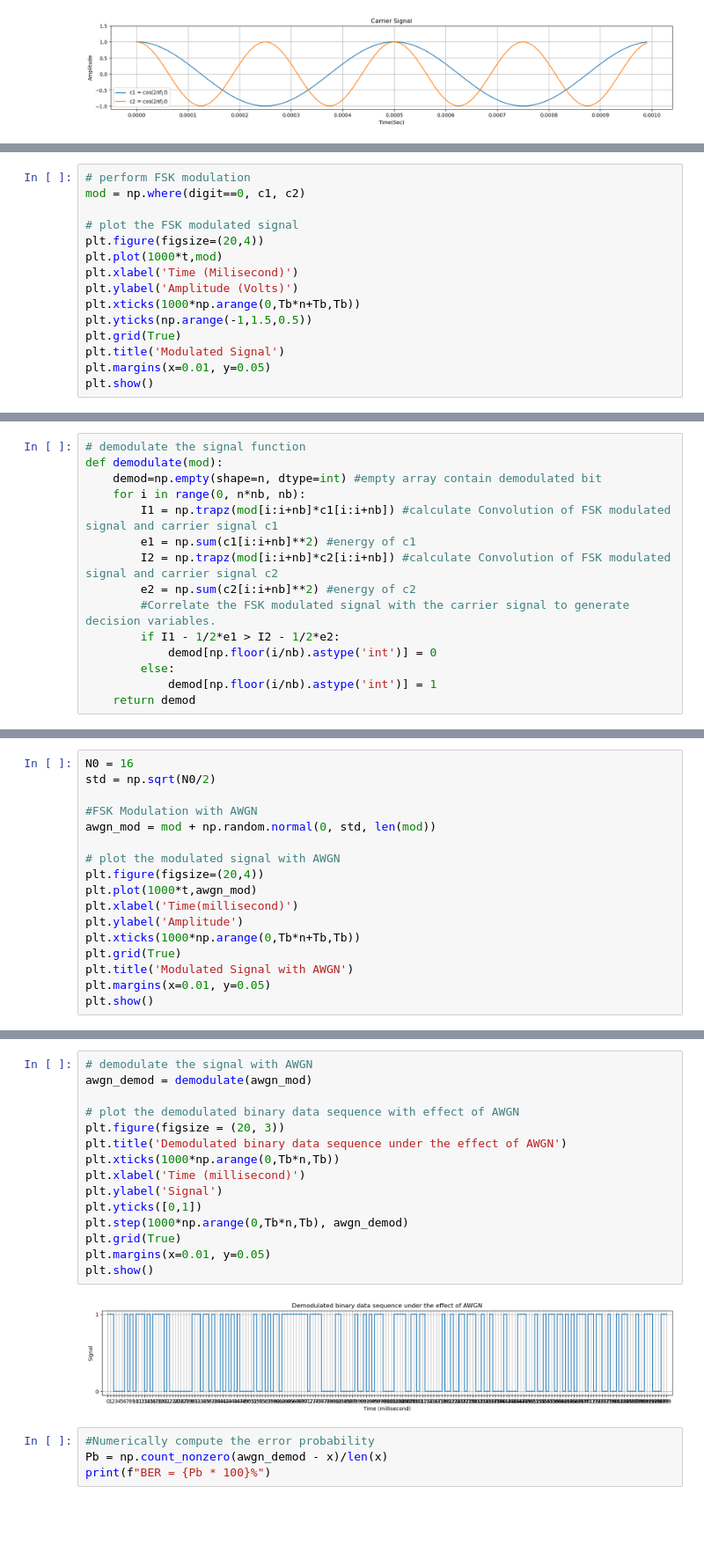
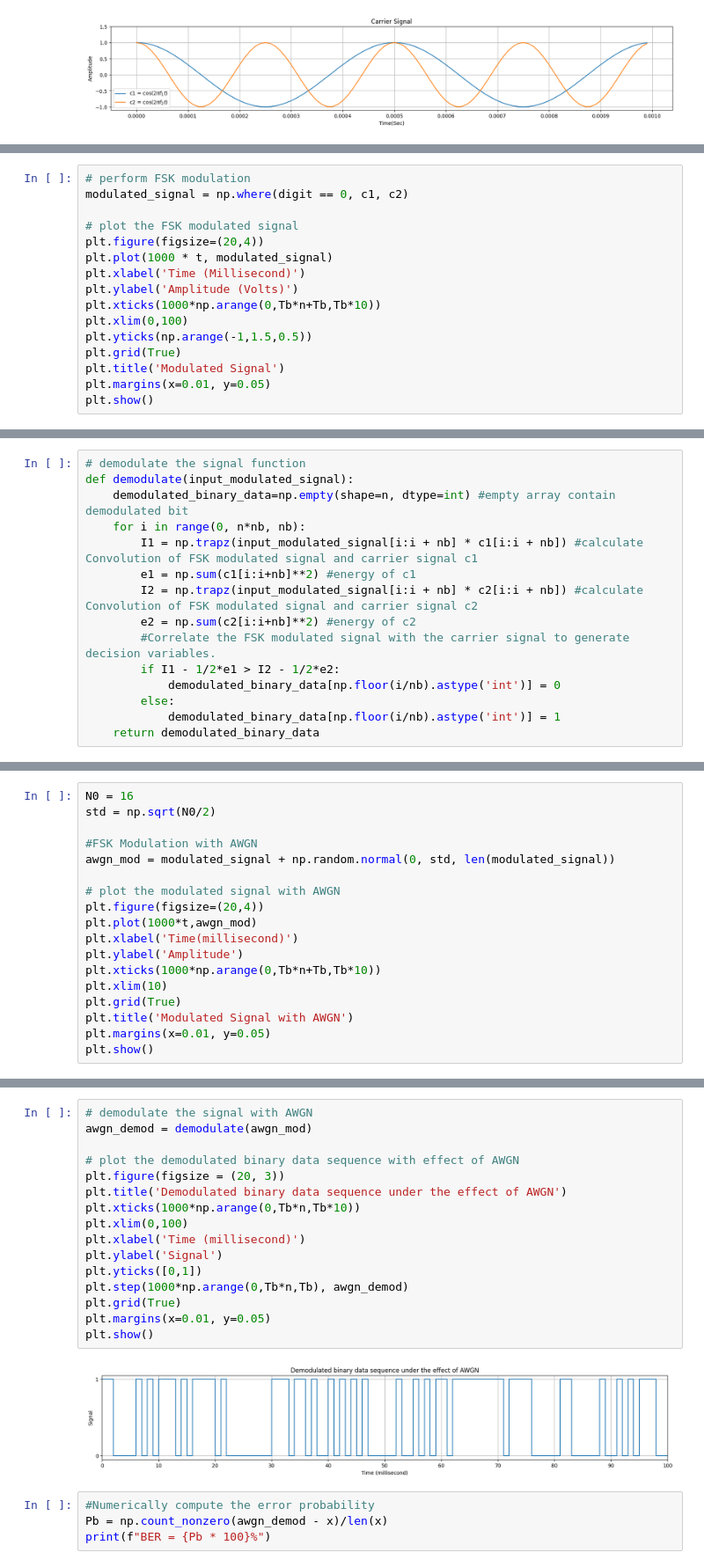
Before and after one commit to lightningdhna/KTTT, a Jupyter notebook: FSK.ipynb, the cells around one changed output, grey strips where cells are left out. Shown at 88% size. Saved outputs shown, nothing was run; the diff lists cells and outputs as text; blank space fills up the shorter version.

```diff
--- a/FSK.ipynb
+++ b/FSK.ipynb
@@ -57,13 +58,14 @@ plt.show()
 # %%
 # perform FSK modulation
-mod = np.where(digit==0, c1, c2)
+modulated_signal = np.where(digit == 0, c1, c2)
 
 # plot the FSK modulated signal
 plt.figure(figsize=(20,4))
-plt.plot(1000*t,mod)
-plt.xlabel('Time (Milisecond)')
+plt.plot(1000 * t, modulated_signal)
+plt.xlabel('Time (Millisecond)')
 plt.ylabel('Amplitude (Volts)')
-plt.xticks(1000*np.arange(0,Tb*n+Tb,Tb))
+plt.xticks(1000*np.arange(0,Tb*n+Tb,Tb*10))
+plt.xlim(0,100)
 plt.yticks(np.arange(-1,1.5,0.5))
 plt.grid(True)
 plt.title('Modulated Signal')
@@ -74,17 +76,17 @@ plt.show()
 # %%
 # demodulate the signal function
-def demodulate(mod):
-    demod=np.empty(shape=n, dtype=int) #empty array contain demodulated bit
+def demodulate(input_modulated_signal):
+    demodulated_binary_data=np.empty(shape=n, dtype=int) #empty array contain demodulated bit
     for i in range(0, n*nb, nb):
-        I1 = np.trapz(mod[i:i+nb]*c1[i:i+nb]) #calculate Convolution of FSK modulated signal and carrier signal c1
+        I1 = np.trapz(input_modulated_signal[i:i + nb] * c1[i:i + nb]) #calculate Convolution of FSK modulated signal and carrier signal c1
         e1 = np.sum(c1[i:i+nb]**2) #energy of c1
-        I2 = np.trapz(mod[i:i+nb]*c2[i:i+nb]) #calculate Convolution of FSK modulated signal and carrier signal c2
+        I2 = np.trapz(input_modulated_signal[i:i + nb] * c2[i:i + nb]) #calculate Convolution of FSK modulated signal and carrier signal c2
         e2 = np.sum(c2[i:i+nb]**2) #energy of c2
         #Correlate the FSK modulated signal with the carrier signal to generate decision variables.
         if I1 - 1/2*e1 > I2 - 1/2*e2:
-            demod[np.floor(i/nb).astype('int')] = 0
+            demodulated_binary_data[np.floor(i/nb).astype('int')] = 0
         else:
-            demod[np.floor(i/nb).astype('int')] = 1
-    return demod
+            demodulated_binary_data[np.floor(i/nb).astype('int')] = 1
+    return demodulated_binary_data
 # %%
 # demodulate the signal
@@ -107,14 +110,15 @@ N0 = 16
 std = np.sqrt(N0/2)
 
 #FSK Modulation with AWGN
-awgn_mod = mod + np.random.normal(0, std, len(mod))
+awgn_mod = modulated_signal + np.random.normal(0, std, len(modulated_signal))
 
 # plot the modulated signal with AWGN
 plt.figure(figsize=(20,4))
 plt.plot(1000*t,awgn_mod)
 plt.xlabel('Time(millisecond)')
 plt.ylabel('Amplitude')
-plt.xticks(1000*np.arange(0,Tb*n+Tb,Tb))
+plt.xticks(1000*np.arange(0,Tb*n+Tb,Tb*10))
+plt.xlim(10)
 plt.grid(True)
 plt.title('Modulated Signal with AWGN')
 plt.margins(x=0.01, y=0.05)
@@ -124,20 +128,21 @@ plt.show()
 # %%
 # demodulate the signal with AWGN
 awgn_demod = demodulate(awgn_mod)
 
 # plot the demodulated binary data sequence with effect of AWGN
 plt.figure(figsize = (20, 3))
 plt.title('Demodulated binary data sequence under the effect of AWGN')
-plt.xticks(1000*np.arange(0,Tb*n,Tb))
+plt.xticks(1000*np.arange(0,Tb*n,Tb*10))
+plt.xlim(0,100)
 plt.xlabel('Time (millisecond)')
 plt.ylabel('Signal')
 plt.yticks([0,1])
 plt.step(1000*np.arange(0,Tb*n,Tb), awgn_demod)
 plt.grid(True)
 plt.margins(x=0.01, y=0.05)
 plt.show()
 # %% [output]
-[figure, old version]
+[figure, new version]
 # %%
 #Numerically compute the error probability
 Pb = np.count_nonzero(awgn_demod - x)/len(x)
```
Also changed, not shown: parts of 6 cells of this notebook, 2 other files.
